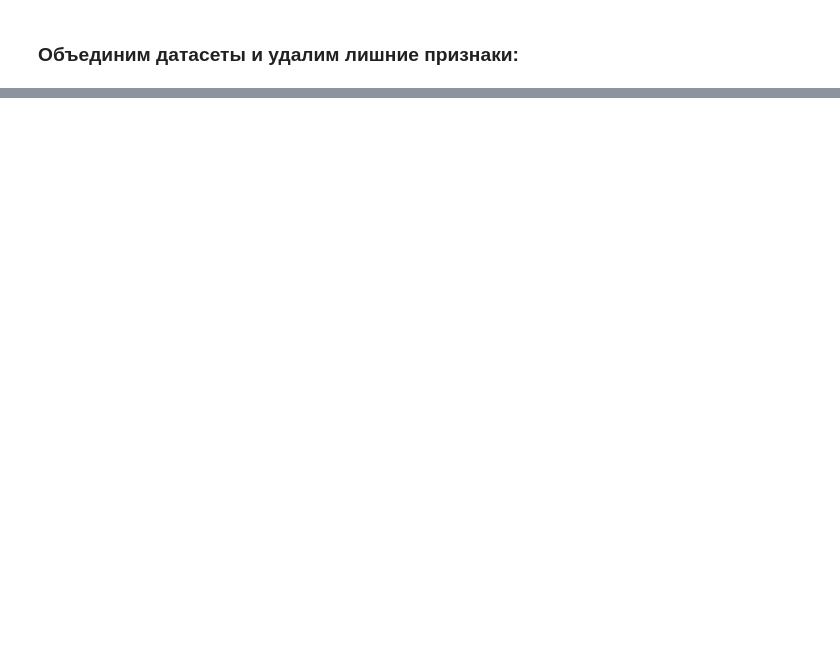
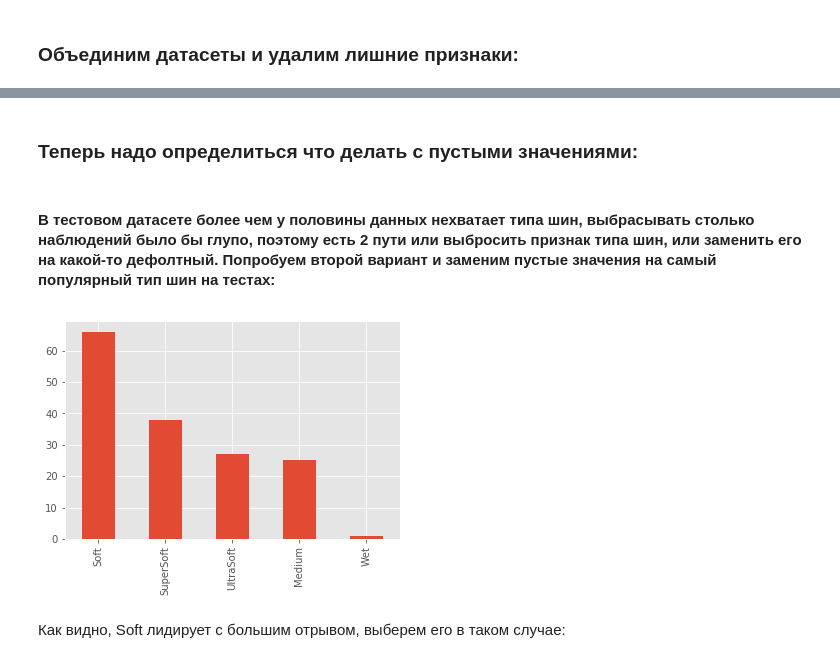
Before and after one commit to AndrewLrrr/f1-guru, a Jupyter notebook: f1-guru.ipynb, the cells around one changed output, grey strips where cells are left out. Cells and saved outputs as stored; diff of their text form; code cells hidden in the pictures; blank space fills up the shorter version.

```diff
--- a/f1-guru.ipynb
+++ b/f1-guru.ipynb
@@ -514,2 +537,33 @@ memory usage: 2.4+ KB
 # %% [markdown]
 ### Объединим датасеты и удалим лишние признаки:
+# %%
+TESTING_DF_ACTUAL_FEATURES = [
+    'day',
+    'year',
+    'track',
+    'position',
+    'time',
+    'laps',
+    'tyres',
+    'team',
+    'strength',
+]
+
+RACING_DF_ACTUAL_FEATURES = [
+    'number',
+    'year',
+    'track',
+    'driver',
+    'team',
+    'finish_position_prev',
+    'start_position_prev',
+    'average_speed_prev',
+    'lag_from_the_leader_prev',
+    'lag_from_the_next_prev',
+    'team_prev',
+    'weather_prev',
+    'strength',
+]
+# %%
+df_testing_merged = pd.merge(df_testing[TESTING_DF_ACTUAL_FEATURES], df_teams, on=['team', 'year']) \
+    .sort_values(['year', 'day', 'time'])
@@ -515,0 +633,10 @@ memory usage: 2.4+ KB
+# %% [markdown]
+### Теперь надо определиться что делать с пустыми значениями:
+# %% [markdown]
+#### В тестовом датасете более чем у половины данных нехватает типа шин, выбрасывать столько наблюдений было бы глупо, поэтому есть 2 пути или выбросить признак типа шин, или заменить его на какой-то дефолтный. Попробуем второй вариант и заменим пустые значения на самый популярный тип шин на тестах:
+# %%
+df_testing_merged.tyres.value_counts().plot(kind='bar');
+# %% [output]
+[figure, added]
+# %% [markdown]
+Как видно, Soft лидирует с большим отрывом, выберем его в таком случае:
```
Also changed, not shown: parts of 11 cells of this notebook.
